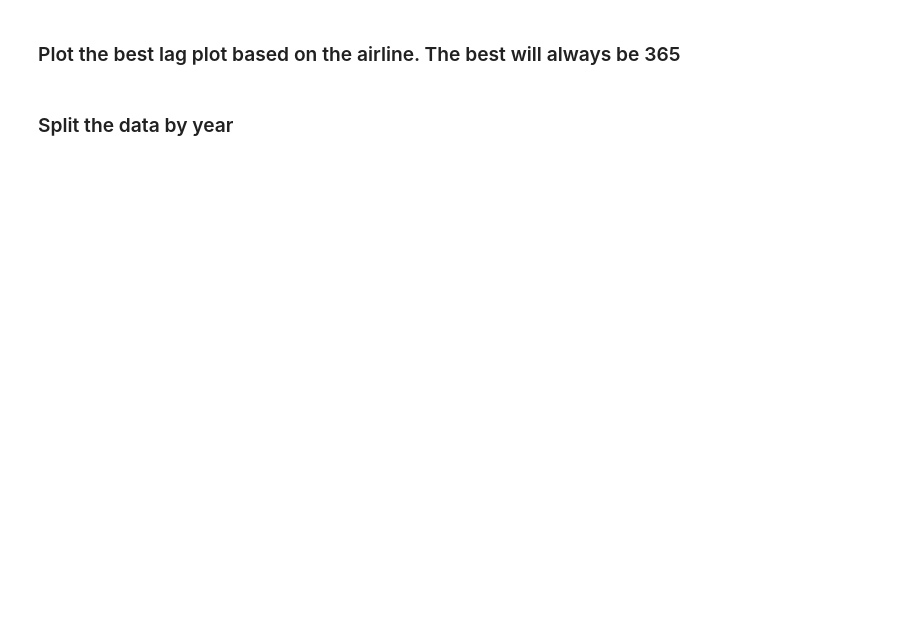
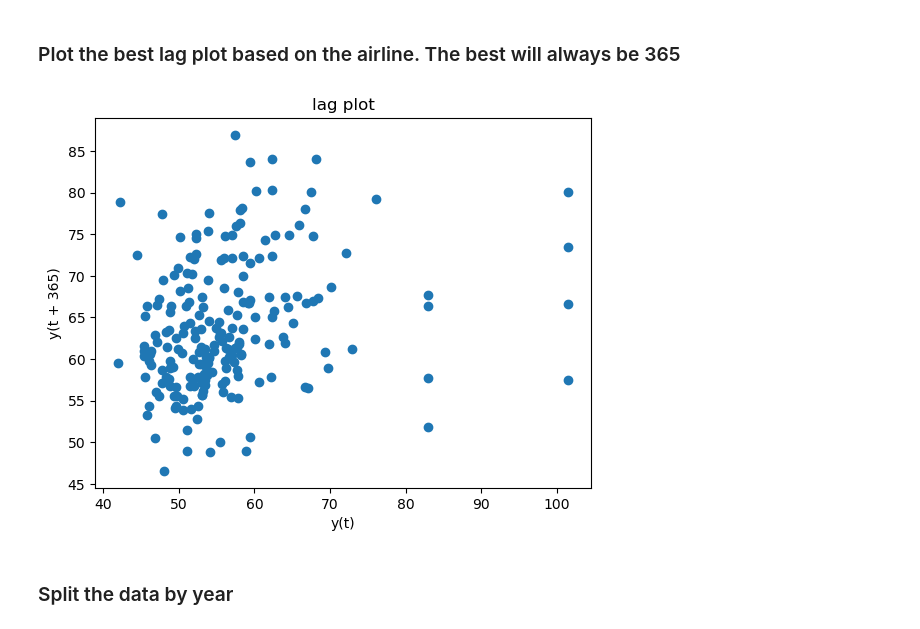
Before and after one commit to CLOUD-NINE-FLIGHT-SOLUTIONS/CLOUD-NINE-FLIGHT-SOLUTIONS, a Jupyter notebook: Mannie/explore.ipynb, the cells around one changed output. Drawn from its saved outputs; the diff is of its cells as text; code cells hidden in the pictures; blank space fills up the shorter version.

```diff
--- a/Mannie/explore.ipynb
+++ b/Mannie/explore.ipynb
@@ -237,11 +397,13 @@ plot_average_by_interval()
 # %%
 def plot_best_lag_plot():
 
     #Plots the best correlated lag
-    pd.plotting.lag_plot(flights_daily_mean.resample('W').mean(), lag=365)
+    pd.plotting.lag_plot(df.resample('W').mean(), lag=365)
     plt.title('lag plot');
 
 plot_best_lag_plot()
+# %% [output]
+[figure, added]
 # %% [markdown]
 ### Split the data by year
 # %%
```
Also changed, not shown: parts of 67 cells of this notebook, 4 other files.
